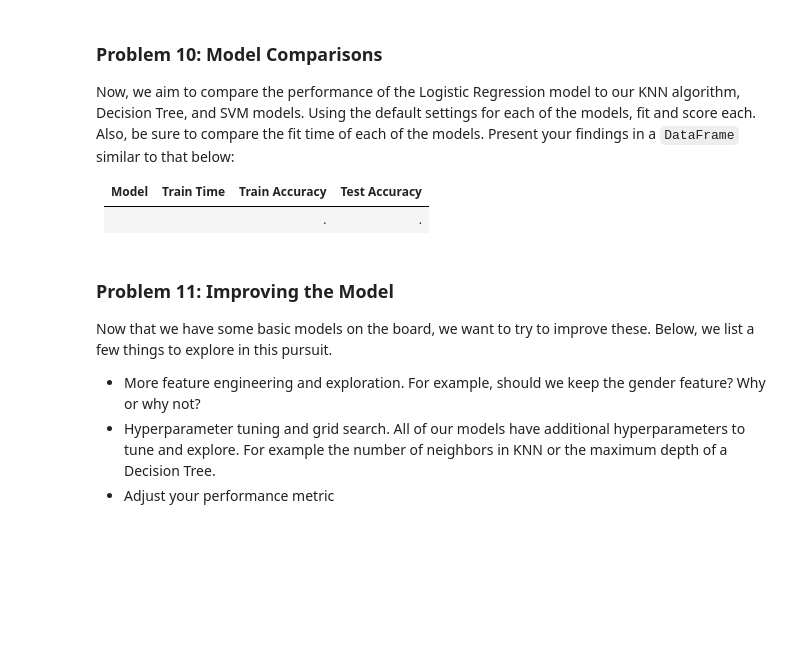
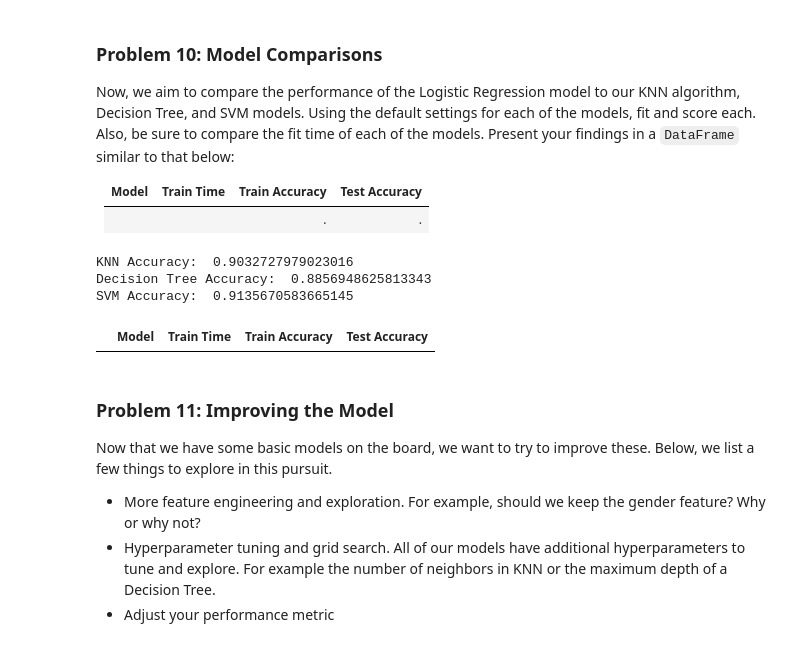
Before and after one commit to Naknak360/comparing_classifiers, a Jupyter notebook: prompt_III.ipynb, the cells around one changed output. Drawn from its saved outputs; the diff is of its cells as text; code cells hidden in the pictures; blank space fills up the shorter version.

```diff
--- a/prompt_III.ipynb
+++ b/prompt_III.ipynb
@@ -201,6 +201,22 @@ dtree_preds = dtree.predict(X_test)
 # %%
 svm = SVC().fit(X_train, y_train)
 svm_preds = svm.predict(X_test)
+# %%
+knn_acc = accuracy_score(y_test, knn_preds)
+dtree_acc = accuracy_score(y_test, dtree_preds)
+svm_acc = accuracy_score(y_test, svm_preds)
+
+print(f'KNN Accuracy: ', knn_acc)
+print(f'Decision Tree Accuracy: ', dtree_acc)
+print(f'SVM Accuracy: ', svm_acc)
+# %% [output]
+KNN Accuracy:  0.9032727979023016
+Decision Tree Accuracy:  0.8856948625813343
+SVM Accuracy:  0.9135670583665145
+# %%
+pd.DataFrame(columns=['Model', 'Train Time', 'Train Accuracy', 'Test Accuracy'])
+# %% [output]
+|  | Model | Train Time | Train Accuracy | Test Accuracy |
 # %% [markdown]
 ### Problem 11: Improving the Model
 
```
Also changed, not shown: parts of 4 cells of this notebook.
